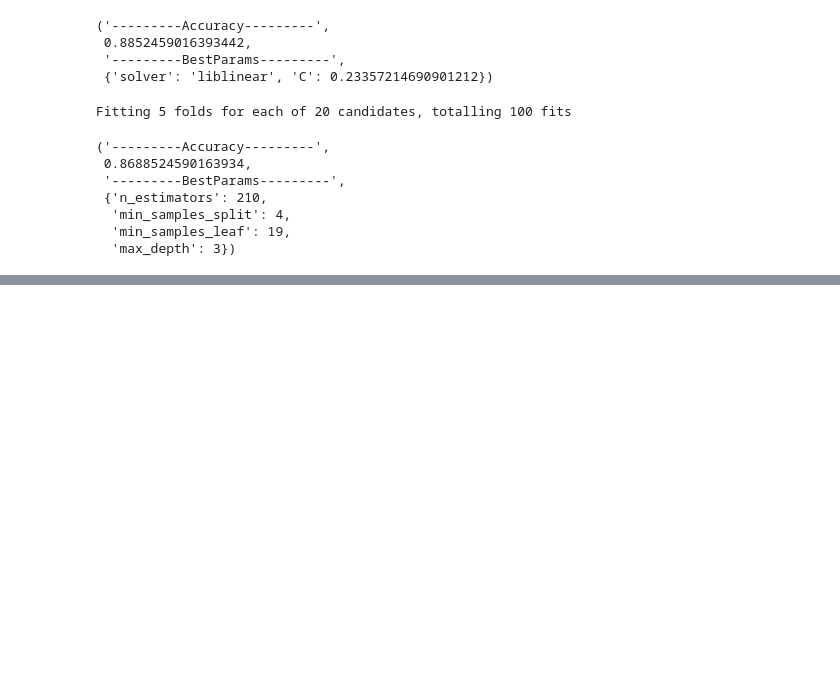
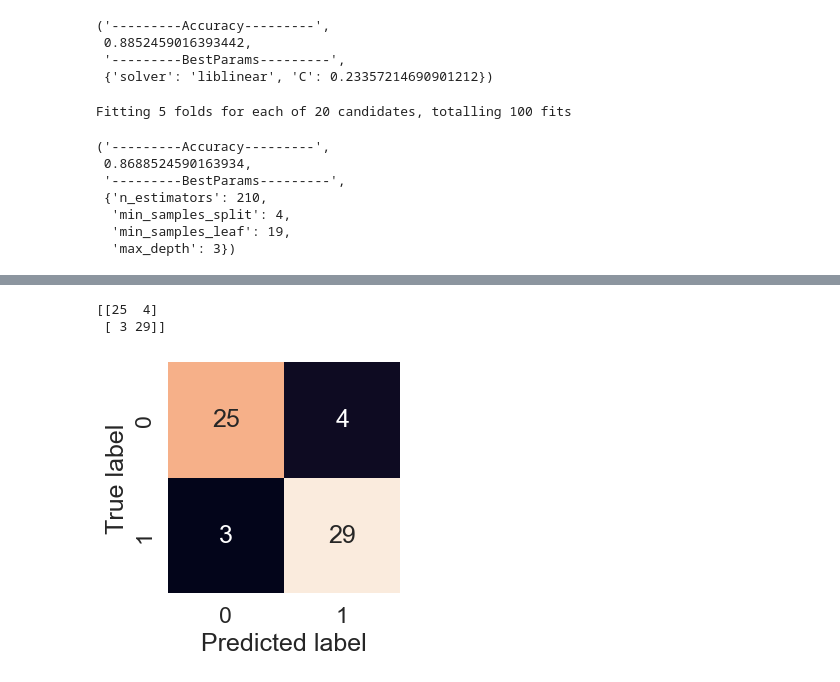
Before and after one commit to abdullahsultan/ML_Understanding, a Jupyter notebook: EndToEndHeartDiseaseClassification.ipynb, the cells around one changed output, grey strips where cells are left out. Drawn from its saved outputs; the diff is of its cells as text; code cells hidden in the pictures; blank space fills up the shorter version.

```diff
--- a/EndToEndHeartDiseaseClassification.ipynb
+++ b/EndToEndHeartDiseaseClassification.ipynb
@@ -494,0 +530,4 @@ Fitting 5 folds for each of 20 candidates, totalling 100 fits
+# %%
+# Make predictions to evaluate with tuned model
+y_preds = gs_log_reg.predict(X_test)
+y_preds, Y_test.head()
@@ -494,0 +556,21 @@ Fitting 5 folds for each of 20 candidates, totalling 100 fits
+# %%
+# Confusion matrix
+print(confusion_matrix(Y_test, y_preds))
+# %% [output]
+[[25  4]
+ [ 3 29]]
+# %%
+sns.set(font_scale=1.5)
+def plot_conf_mat(Y_test, y_preds):
+    """
+    Plots a confusion matrix using seaborn heatmap
+    """
+    fig, ax = plt.subplots(figsize=(3,3))
+    ax = sns.heatmap(confusion_matrix(Y_test, y_preds), annot=True, cbar=False)
+    plt.xlabel("Predicted label")
+    plt.ylabel("True label")
+
+
+plot_conf_mat(Y_test, y_preds)
+# %% [output]
+[figure, added]
```
Also changed, not shown: parts of 5 cells of this notebook.
